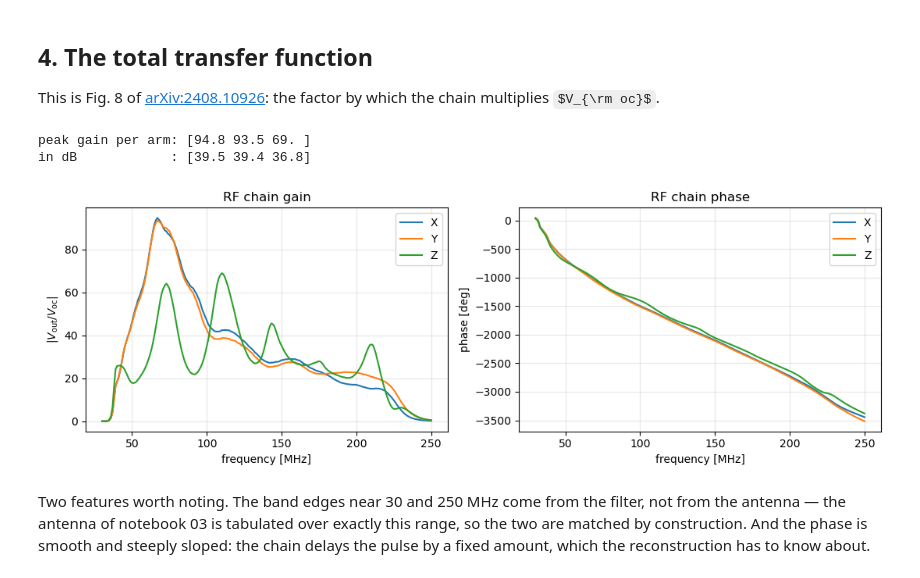
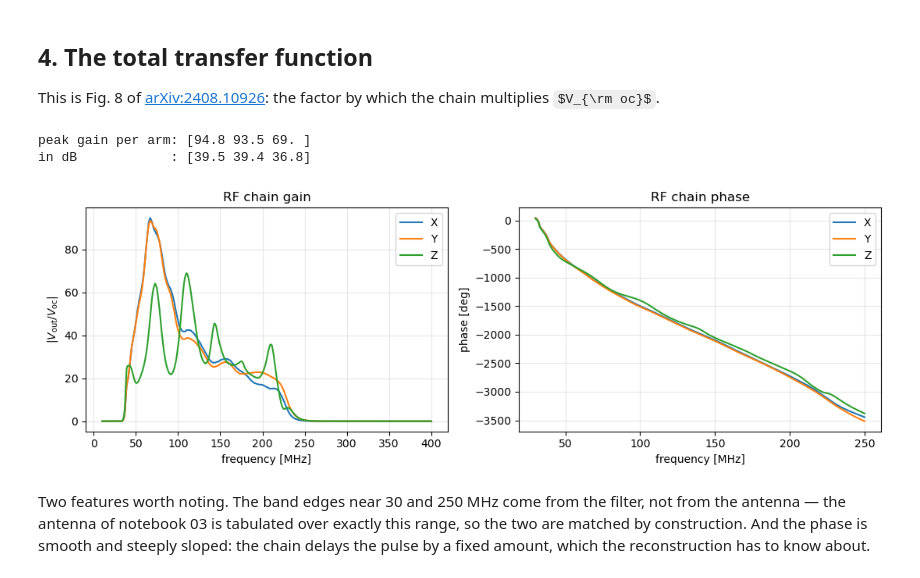
Before and after one commit to grand-mother/grand, a Jupyter notebook: notebooks/04_rf_chain.ipynb, the cells around one changed output. Cells and saved outputs as stored; diff of their text form; code cells hidden in the pictures; some formulas as TeX source.

```diff
--- a/notebooks/04_rf_chain.ipynb
+++ b/notebooks/04_rf_chain.ipynb
@@ -20,10 +20,11 @@ import matplotlib.pyplot as plt
 
 from grand.sim.detector.rf_chain import RFChain
 
-# The GRAND band, in MHz and on a 1 MHz grid.  Everything in rf_chain.py takes
-# and returns MHz -- unlike the antenna model of notebook 03, which stores Hz.
-# Mixing the two up is the most common mistake in this module.
-freqs_mhz = np.arange(30.0, 251.0)
+# 10-400 MHz on a 1 MHz grid: wider than the GRAND band (30-250 MHz), so that
+# its edges show.  Everything in rf_chain.py takes and returns MHz -- unlike the
+# antenna model of notebook 03, which stores Hz.  Mixing the two up is the most
+# common mistake in this module.
+freqs_mhz = np.arange(10.0, 401.0)
 
 # 20 dB is the GRANDProto300 default.  Section 5 shows that this argument is
 # currently ignored, so every chain built here is a 20 dB chain regardless.
@@ -139,27 +141,30 @@ factor by which the chain multiplies $V_{\rm oc}$.
 # %%
 fig, ax = plt.subplots(1, 2, figsize=(11, 3.8))
 for i, arm in enumerate('XYZ'):
     ax[0].plot(freqs_mhz, np.abs(tf[i]), label=arm)
     # Unwrapped so the delay shows as a straight line rather than a sawtooth.
-    ax[1].plot(freqs_mhz, np.degrees(np.unwrap(np.angle(tf[i]))), label=arm)
+    # Phase over the band only: outside it the gain is -50 dB or less and the
+    # phase is noise
+    band = (freqs_mhz >= 30) & (freqs_mhz <= 250)
+    ax[1].plot(freqs_mhz[band], np.degrees(np.unwrap(np.angle(tf[i][band]))), label=arm)
 
 ax[0].set_ylabel(r'$|V_{\rm out}/V_{\rm oc}|$')
 ax[1].set_ylabel('phase [deg]')
 ax[0].set_title('RF chain gain')
 ax[1].set_title('RF chain phase')
 for a in ax:
     a.set_xlabel('frequency [MHz]')
     a.grid(alpha=.3)
     a.legend()
 fig.tight_layout()
 
 gain_db = 20 * np.log10(np.abs(tf))
 print("peak gain per arm:", np.round(np.abs(tf).max(axis=1), 1))
 print("in dB            :", np.round(gain_db.max(axis=1), 1))
 # %% [output]
 peak gain per arm: [94.8 93.5 69. ]
 in dB            : [39.5 39.4 36.8]
-[figure, old version]
+[figure, new version]
 # %% [markdown]
 Two features worth noting. The band edges near 30 and 250 MHz come from the
 filter, not from the antenna — the antenna of notebook 03 is tabulated over
```
Also changed, not shown: parts of 6 cells of this notebook, 6 other files.
